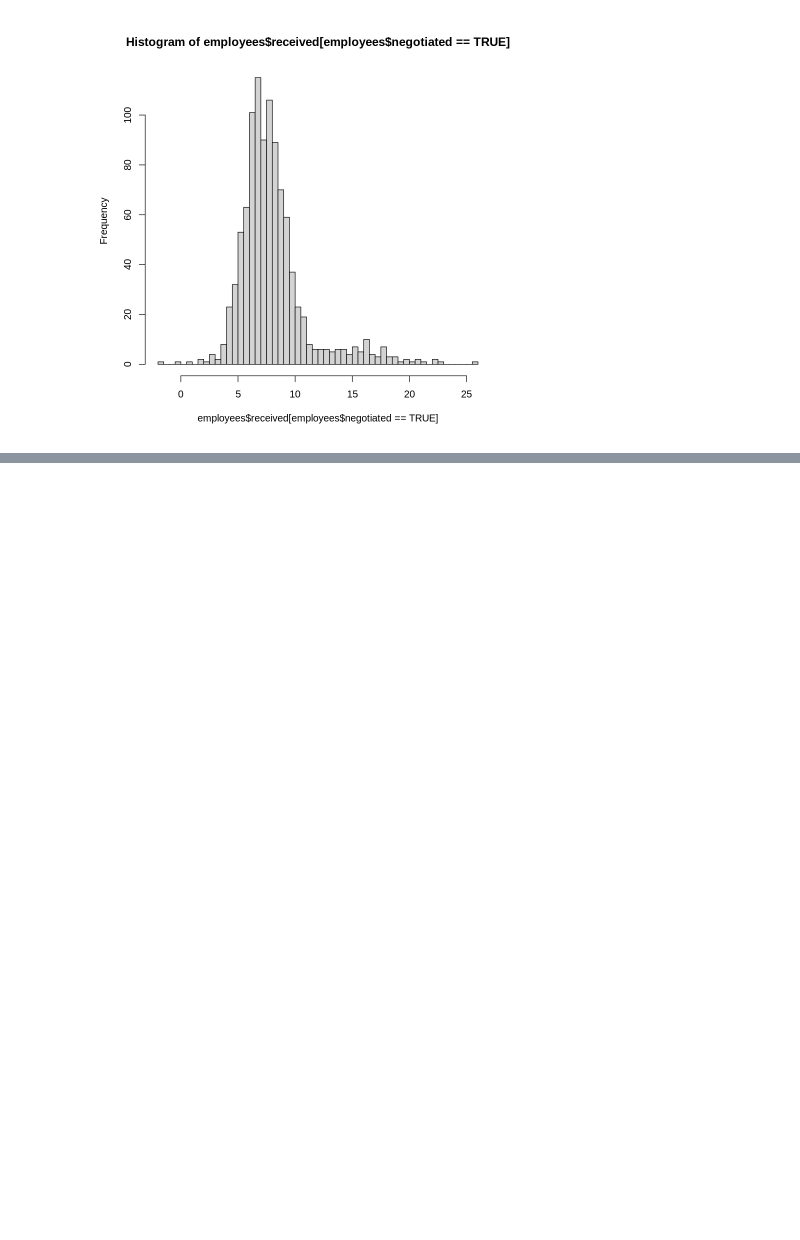
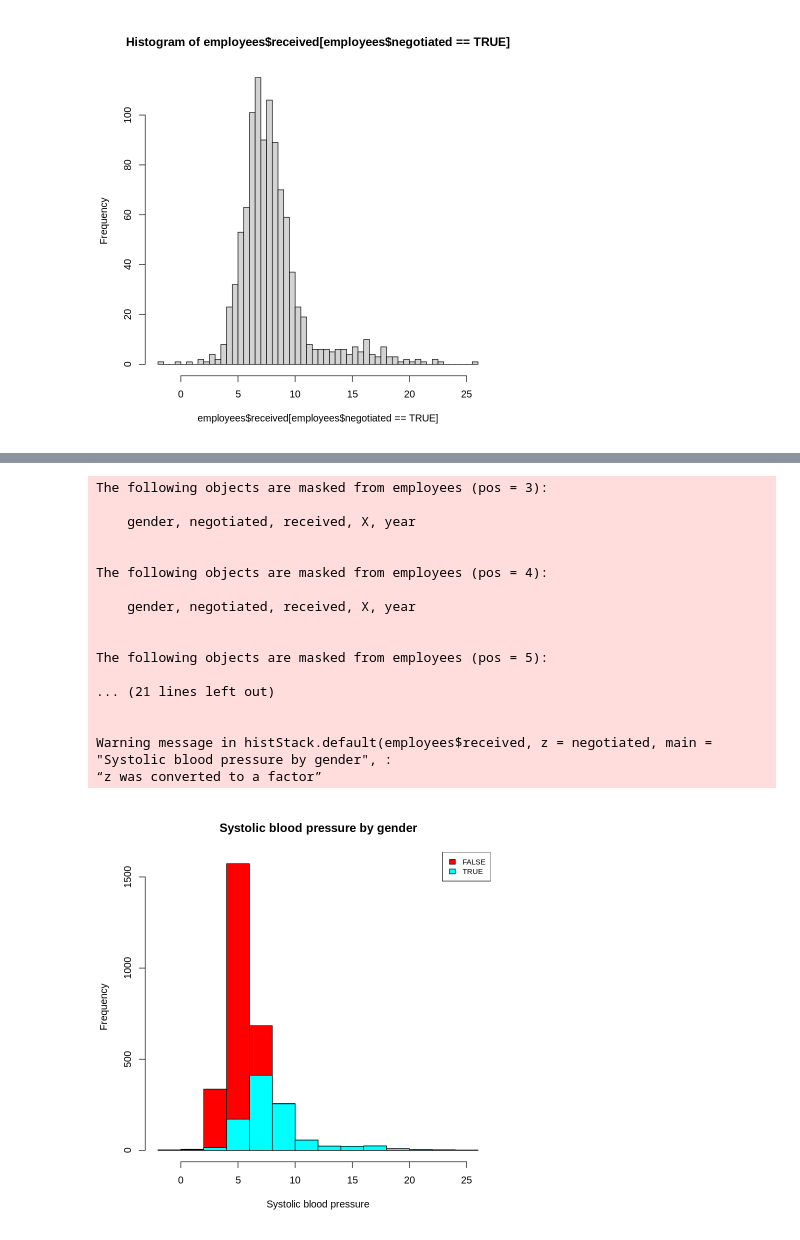
Before and after one commit to prakharsrivastava/powerbi, a Jupyter notebook: HeadFirst_Data_analysis_ch_9_R_Langauage.ipynb, the cells around one changed output, grey strips where cells are left out. Cells and saved outputs as stored; diff of their text form; code cells hidden in the pictures; blank space fills up the shorter version.

```diff
--- a/HeadFirst_Data_analysis_ch_9_R_Langauage.ipynb
+++ b/HeadFirst_Data_analysis_ch_9_R_Langauage.ipynb
@@ -48,0 +93,25 @@ breaks = 50)
+# %%
+attach(employees)
+histStack(employees$received, z = negotiated,
+ main = "Systolic blood pressure by gender",
+  xlab = "Systolic blood pressure", legend.pos = "topright"
+ )
+# %% [output]
+The following objects are masked from employees (pos = 3):
+
+    gender, negotiated, received, X, year
+
+
+The following objects are masked from employees (pos = 4):
+
+    gender, negotiated, received, X, year
+
+
+The following objects are masked from employees (pos = 5):
+
+... (21 lines left out)
+
+
+Warning message in histStack.default(employees$received, z = negotiated, main = "Systolic blood pressure by gender", :
+“z was converted to a factor”
+[figure, added]
```
Also changed, not shown: parts of 11 cells of this notebook.
